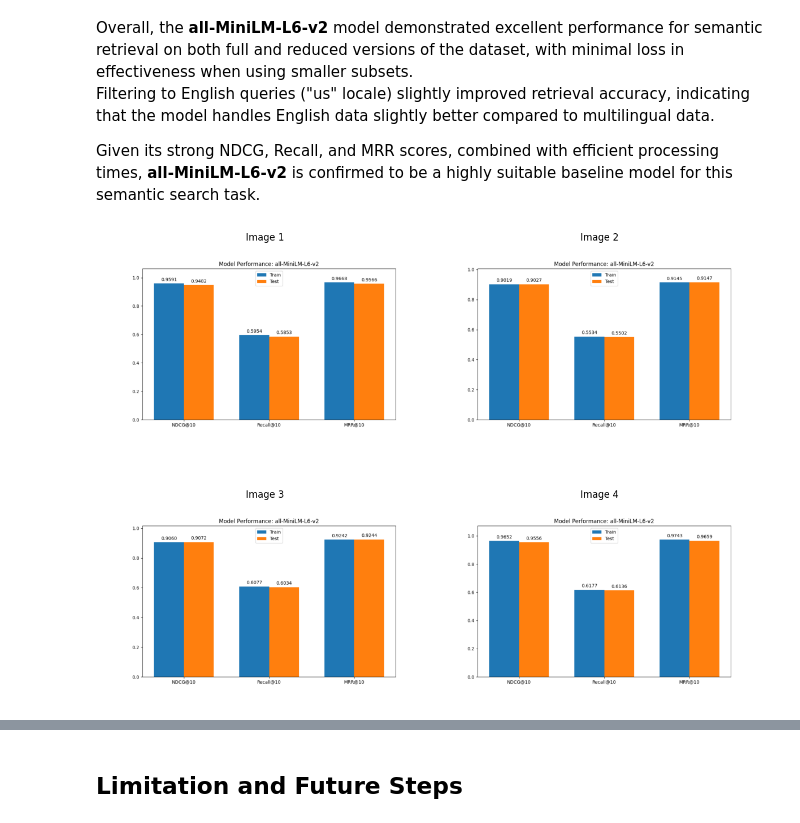
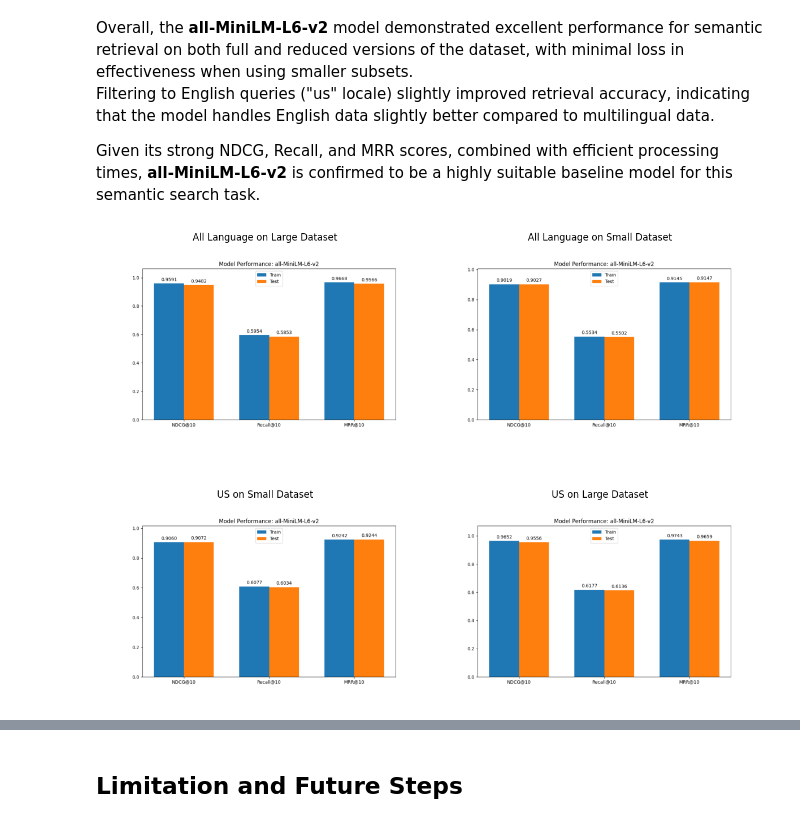
Before and after one commit to wei-wang11/Semantic-Search-Evaluation, a Jupyter notebook: report_notebook.ipynb, the cells around one changed output, grey strips where cells are left out. Drawn from its saved outputs; the diff is of its cells as text; code cells hidden in the pictures.

Commit message:
Added the image label

```diff
--- a/report_notebook.ipynb
+++ b/report_notebook.ipynb
@@ -285,28 +285,33 @@ Given its strong NDCG, Recall, and MRR scores, combined with efficient processin
 # %%
 # List of image paths
 image_paths = [
     "output/all-MiniLM-L6-v2_all_large_metrics.png",
     "output/all-MiniLM-L6-v2_all_small_metrics.png",
     "output/all-MiniLM-L6-v2_us_metrics.png",
     "output/all-MiniLM-L6-v2_us_large_metrics.png"
 ]
-
+label_names = [
+    "All Language on Large Dataset",
+    "All Language on Small Dataset",
+    "US on Small Dataset",
+    "US on Large Dataset"
+]
 # Create a figure with subplots
 fig, axes = plt.subplots(2, 2, figsize=(12, 10))  # 2x2 grid
 axes = axes.flatten()  # Flatten the 2D array of axes for easy indexing
 
 # Load and display each image
 for i, image_path in enumerate(image_paths):
     img = Image.open(image_path)
     axes[i].imshow(np.array(img))
-    axes[i].set_title(f"Image {i+1}")
+    axes[i].set_title(f"{label_names[i]}")
     axes[i].axis('off')  # Turn off axis numbers
 
 # Adjust layout to prevent overlap
 plt.tight_layout()
 plt.show()
 # %% [output]
-[figure, old version]
+[figure, new version]
 # %%
 # load all the evluation results
 all_small_result = pd.read_csv("output/all-MiniLM-L6-v2_all_small_results.csv")
```
